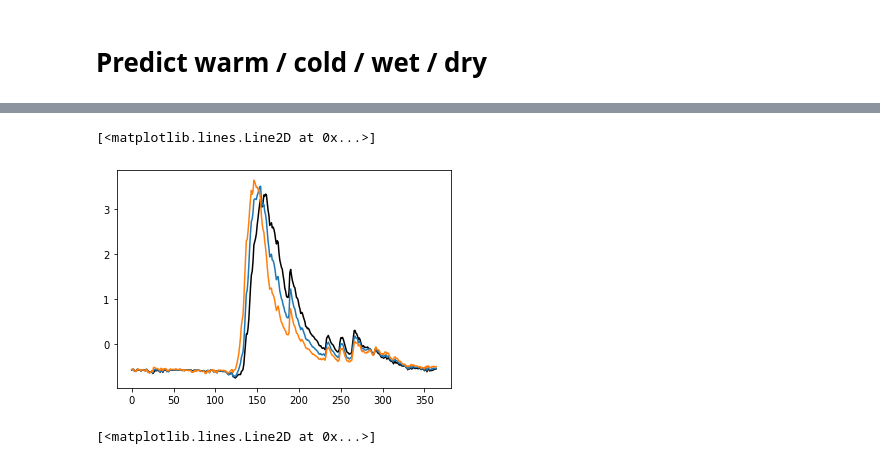
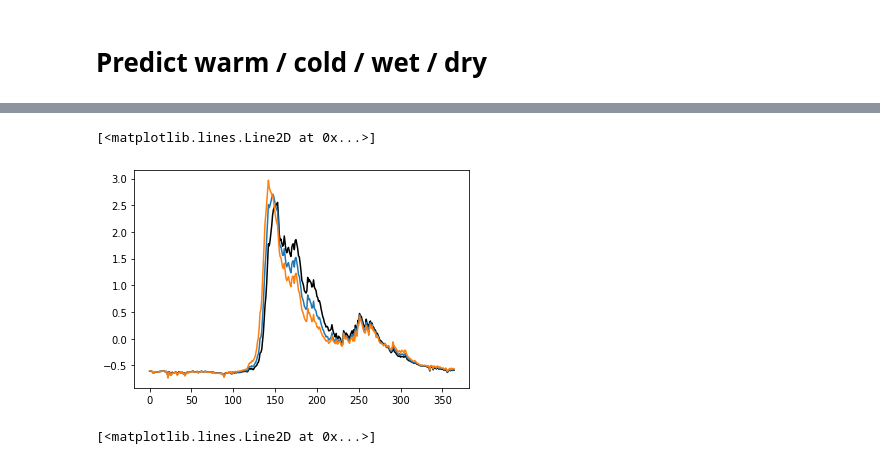
Before and after one commit to andersonsam/cnn_lstm_interpret, a Jupyter notebook: glacier_PC_space.ipynb, the cells around one changed output, grey strips where cells are left out. Drawn from its saved outputs; the diff is of its cells as text; code cells hidden in the pictures.

Commit message:
Add northern T perturbations

```diff
--- a/glacier_PC_space.ipynb
+++ b/glacier_PC_space.ipynb
@@ -884,13 +887,17 @@ T perturb: 1/3
 # %%
 #save
 
-perturb_strings = ['cold', 'model', 'warm']
-for perturb in range(Nperturbs_T):
+saveIt = 0
 
-  filename_train = 'y_train_predict_' + perturb_strings[perturb] + '.csv'
-  filename_val = 'y_val_predict_' + perturb_strings[perturb] + '.csv'
-  filename_test = 'y_test_predict_' + perturb_strings[perturb] + '.csv'
+if saveIt:
 
-  np.savetxt(filename_train, y_train_predict_Tperturbs_south[:,:,perturb])
-  np.savetxt(filename_val, y_val_predict_Tperturbs_south[:,:,perturb])
-  np.savetxt(filename_test, y_test_predict_Tperturbs_south[:,:,perturb])
+  perturb_strings = ['cold', 'model', 'warm']
+  for perturb in range(Nperturbs_T):
+
+    filename_train = 'y_train_predict_' + perturb_strings[perturb] + '.csv'
+    filename_val = 'y_val_predict_' + perturb_strings[perturb] + '.csv'
+    filename_test = 'y_test_predict_' + perturb_strings[perturb] + '.csv'
+
+    np.savetxt(filename_train, y_train_predict_Tperturbs_south[:,:,perturb])
+    np.savetxt(filename_val, y_val_predict_Tperturbs_south[:,:,perturb])
+    np.savetxt(filename_test, y_test_predict_Tperturbs_south[:,:,perturb])
@@ -1025,13 +1239,13 @@ P perturb: 1/3
 # %%
 station = 0
 days = np.arange(365)
 
-plt.plot(y_test_predict_Tperturbs_south[days,station,0], 'k')
-plt.plot(y_test_predict_Tperturbs_south[days,station,1])
-plt.plot(y_test_predict_Tperturbs_south[days,station,2])
+plt.plot(y_test_predict_Tperturbs_north[days,station,0], 'k')
+plt.plot(y_test_predict_Tperturbs_north[days,station,1])
+plt.plot(y_test_predict_Tperturbs_north[days,station,2])
 # %% [output]
 [<matplotlib.lines.Line2D at 0x...>]
-[figure, old version]
+[figure, new version]
 # %%
 station = 0
 days = np.arange(365)
```
Also changed, not shown: parts of 48 cells of this notebook.
